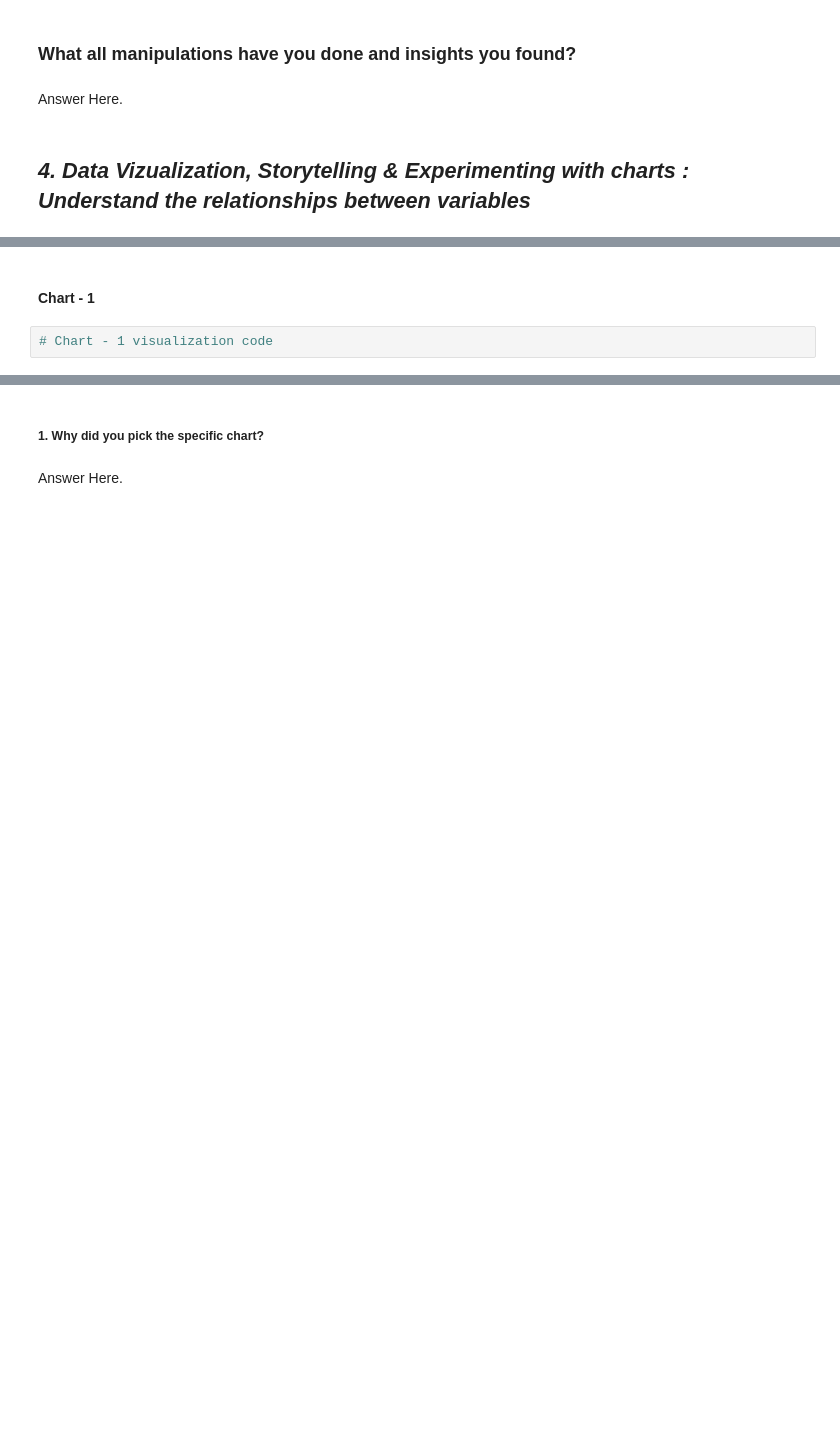
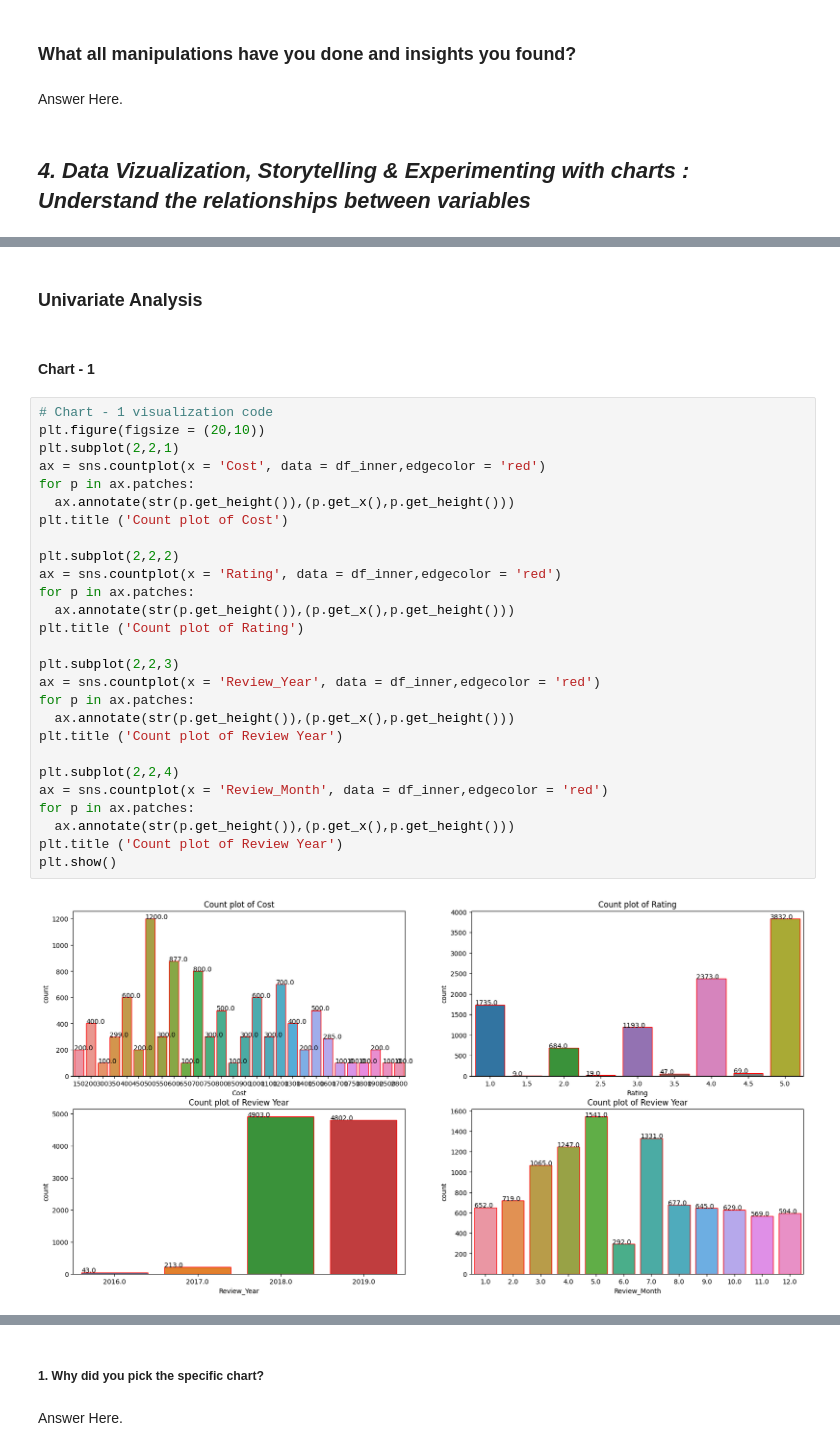
Before and after one commit to niteesh19mt0250/Zamato-Resturant-Clustering-and-Sentiment-Analysis, a Jupyter notebook: Copy_of_Sample_ML_Submission_Template.ipynb, the cells around one changed output, grey strips where cells are left out. Drawn from its saved outputs; the diff is of its cells as text; blank space fills up the shorter version.

```diff
--- a/Copy_of_Sample_ML_Submission_Template.ipynb
+++ b/Copy_of_Sample_ML_Submission_Template.ipynb
@@ -1119,4 +1130,33 @@ Answer Here.
+# %% [markdown]
+### **Univariate Analysis**
 # %% [markdown]
 #### Chart - 1
-# %%
-# Chart - 1 visualization code
+# %%
+# Chart - 1 visualization code
+plt.figure(figsize = (20,10))
+plt.subplot(2,2,1)
+ax = sns.countplot(x = 'Cost', data = df_inner,edgecolor = 'red')
+for p in ax.patches:
+  ax.annotate(str(p.get_height()),(p.get_x(),p.get_height()))
+plt.title ('Count plot of Cost')
+
+plt.subplot(2,2,2)
+ax = sns.countplot(x = 'Rating', data = df_inner,edgecolor = 'red')
+for p in ax.patches:
+  ax.annotate(str(p.get_height()),(p.get_x(),p.get_height()))
+plt.title ('Count plot of Rating')
+
+plt.subplot(2,2,3)
+ax = sns.countplot(x = 'Review_Year', data = df_inner,edgecolor = 'red')
+for p in ax.patches:
+  ax.annotate(str(p.get_height()),(p.get_x(),p.get_height()))
+plt.title ('Count plot of Review Year')
+
+plt.subplot(2,2,4)
+ax = sns.countplot(x = 'Review_Month', data = df_inner,edgecolor = 'red')
+for p in ax.patches:
+  ax.annotate(str(p.get_height()),(p.get_x(),p.get_height()))
+plt.title ('Count plot of Review Year')
+plt.show()
+# %% [output]
+[figure, added]
```
Also changed, not shown: parts of 96 cells of this notebook.
